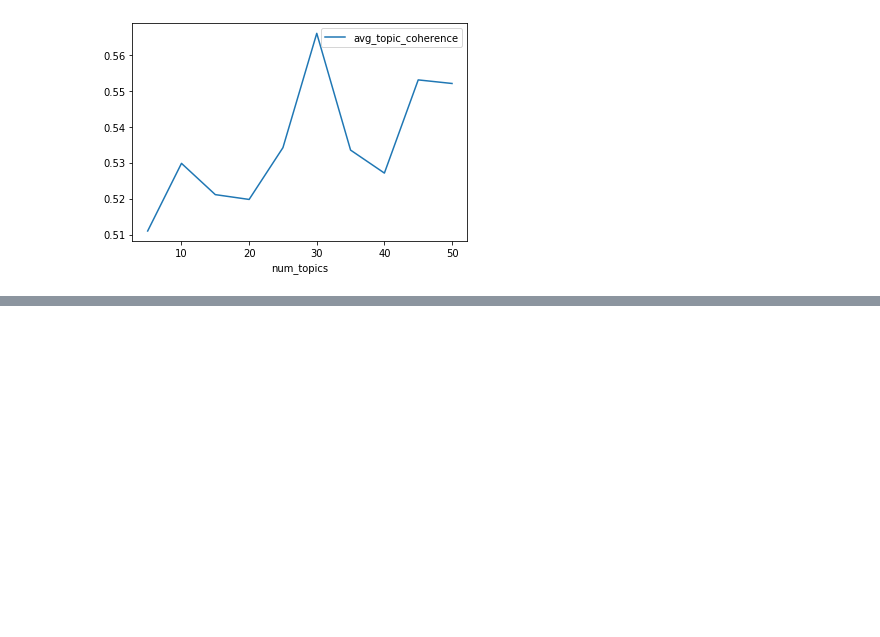
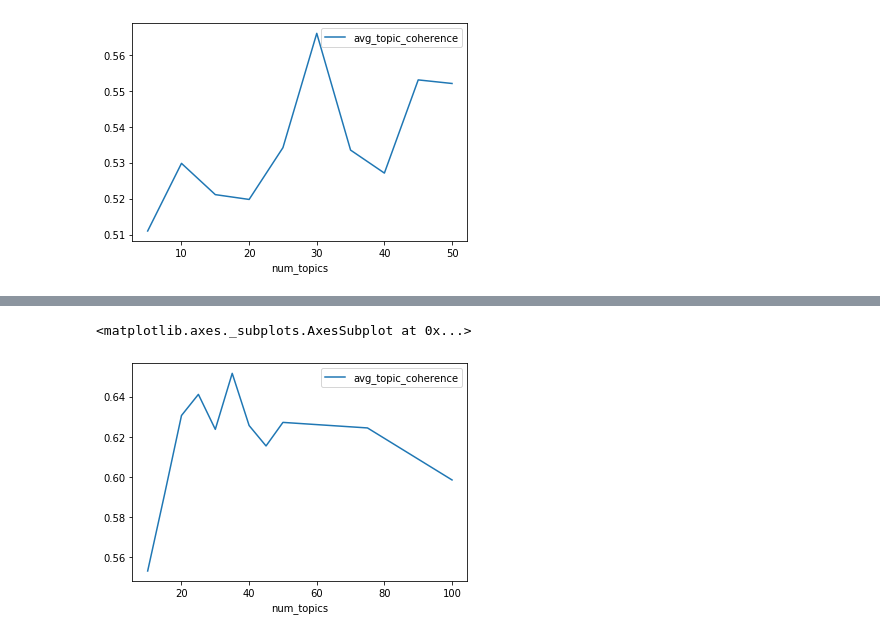
Before and after one commit to kmirijan/ML-COVID-CORD, a Jupyter notebook: Streamline_Modeling.ipynb, the cells around one changed output, grey strips where cells are left out. Cells and saved outputs as stored; diff of their text form; code cells hidden in the pictures; blank space fills up the shorter version.

```diff
--- a/Streamline_Modeling.ipynb
+++ b/Streamline_Modeling.ipynb
@@ -231,0 +296,11 @@ models_df[models_df['num_topics'] <= 50].plot(x ='num_topics', y='avg_topic_cohe
+# %%
+from gensim.corpora import Dictionary
+
+# Create a dictionary representation of the documents.
+full_dictionary = Dictionary(full_docs)
+
+# Filter out words that occur less than 20 documents, or more than 50% of the documents.
+full_dictionary.filter_extremes(no_below=20, no_above=0.5)
+full_corpus = [full_dictionary.doc2bow(doc) for doc in full_docs]
+print('Number of unique tokens: %d' % len(full_dictionary))
+print('Number of documents: %d' % len(full_corpus))
@@ -231,0 +310,4 @@ models_df[models_df['num_topics'] <= 50].plot(x ='num_topics', y='avg_topic_cohe
+# %%
+num_topics = 30
+full_model = process_tools.make_lda(full_dictionary, full_corpus, num_topics)
+avg_topic_coherence, rstd_atc = process_tools.get_model_stats(full_model, model_type, full_docs, full_dictionary, full_corpus, num_topics, verbose=True)
@@ -231,0 +317,10 @@ models_df[models_df['num_topics'] <= 50].plot(x ='num_topics', y='avg_topic_cohe
+# %%
+model_type = 'lda'
+abs_or_full = 'full'
+top_n_grams = 1
+hyperparam_dict = None
+NUM_TOPICS_LIST = [10, 15, 20, 25, 30, 35, 40, 45, 50, 75, 100]
+for num_topics in NUM_TOPICS_LIST:
+    model = process_tools.make_lda(full_dictionary, full_corpus, num_topics)
+    avg_topic_coherence, rstd_atc = process_tools.get_model_stats(model, model_type, full_docs, full_dictionary, full_corpus, num_topics, verbose=True)
+    models_df = process_tools.add_model_row(models_df, model_type, num_topics, abs_or_full, top_n_grams, hyperparam_dict, avg_topic_coherence, rstd_atc)
@@ -231,0 +345,10 @@ models_df[models_df['num_topics'] <= 50].plot(x ='num_topics', y='avg_topic_cohe
+# %%
+model_type = 'nmf'
+abs_or_full = 'full'
+top_n_grams = 1
+hyperparam_dict = None
+NUM_TOPICS_LIST = [10, 15, 20, 25, 30, 35, 40, 45, 50, 75, 100]
+for num_topics in NUM_TOPICS_LIST:
+    model = process_tools.make_nmf(full_dictionary, full_corpus, num_topics)
+    avg_topic_coherence, rstd_atc = process_tools.get_model_stats(model, model_type, full_docs, full_dictionary, full_corpus, num_topics, verbose=True)
+    models_df = process_tools.add_model_row(models_df, model_type, num_topics, abs_or_full, top_n_grams, hyperparam_dict, avg_topic_coherence, rstd_atc)
@@ -231,0 +396,5 @@ models_df[models_df['num_topics'] <= 50].plot(x ='num_topics', y='avg_topic_cohe
+# %%
+models_df[models_df['abs_or_full'] == 'full'][models_df['model_type'] == 'lda'].plot(x='num_topics', y='avg_topic_coherence', kind = 'line')
+# %% [output]
+<matplotlib.axes._subplots.AxesSubplot at 0x...>
+[figure, added]
```
Also changed, not shown: parts of 16 cells of this notebook, 4 other files.
